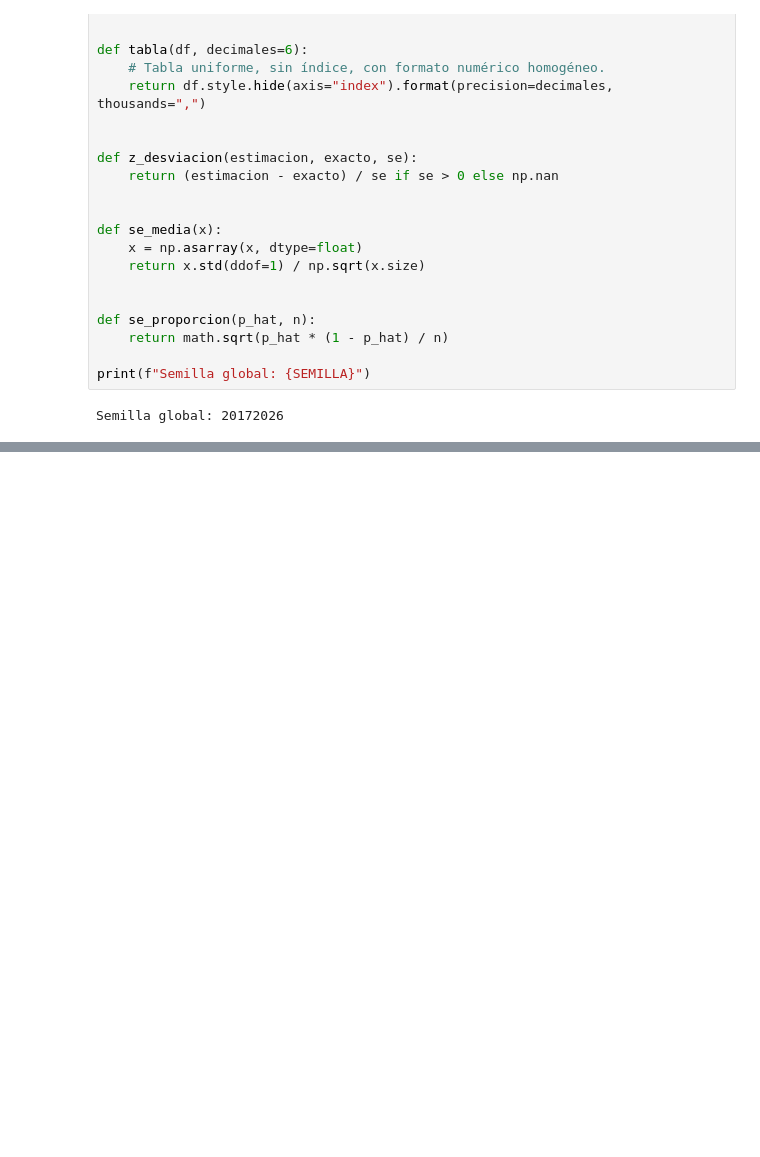
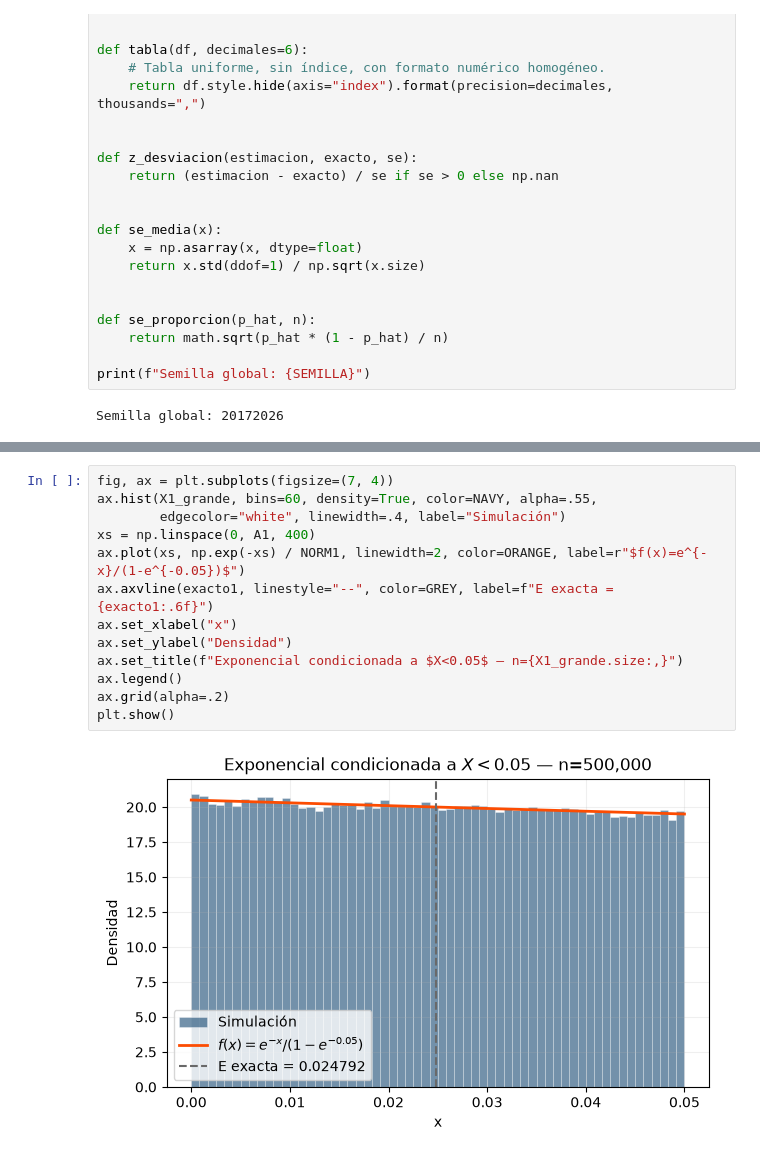
Before and after one commit to fabianpradod/mod-practica2, a Jupyter notebook: Practica_2_Generacion_de_Variables_Aleatorias_Continuas.ipynb, the cells around one changed output, grey strips where cells are left out. Drawn from its saved outputs; the diff is of its cells as text; blank space fills up the shorter version.

```diff
--- a/Practica_2_Generacion_de_Variables_Aleatorias_Continuas.ipynb
+++ b/Practica_2_Generacion_de_Variables_Aleatorias_Continuas.ipynb
@@ -49,0 +122,15 @@ Semilla global: 20172026
+# %%
+fig, ax = plt.subplots(figsize=(7, 4))
+ax.hist(X1_grande, bins=60, density=True, color=NAVY, alpha=.55,
+        edgecolor="white", linewidth=.4, label="Simulación")
+xs = np.linspace(0, A1, 400)
+ax.plot(xs, np.exp(-xs) / NORM1, linewidth=2, color=ORANGE, label=r"$f(x)=e^{-x}/(1-e^{-0.05})$")
+ax.axvline(exacto1, linestyle="--", color=GREY, label=f"E exacta = {exacto1:.6f}")
+ax.set_xlabel("x")
+ax.set_ylabel("Densidad")
+ax.set_title(f"Exponencial condicionada a $X<0.05$ — n={X1_grande.size:,}")
+ax.legend()
+ax.grid(alpha=.2)
+plt.show()
+# %% [output]
+[figure, added]
```
Also changed, not shown: parts of 3 cells of this notebook.
